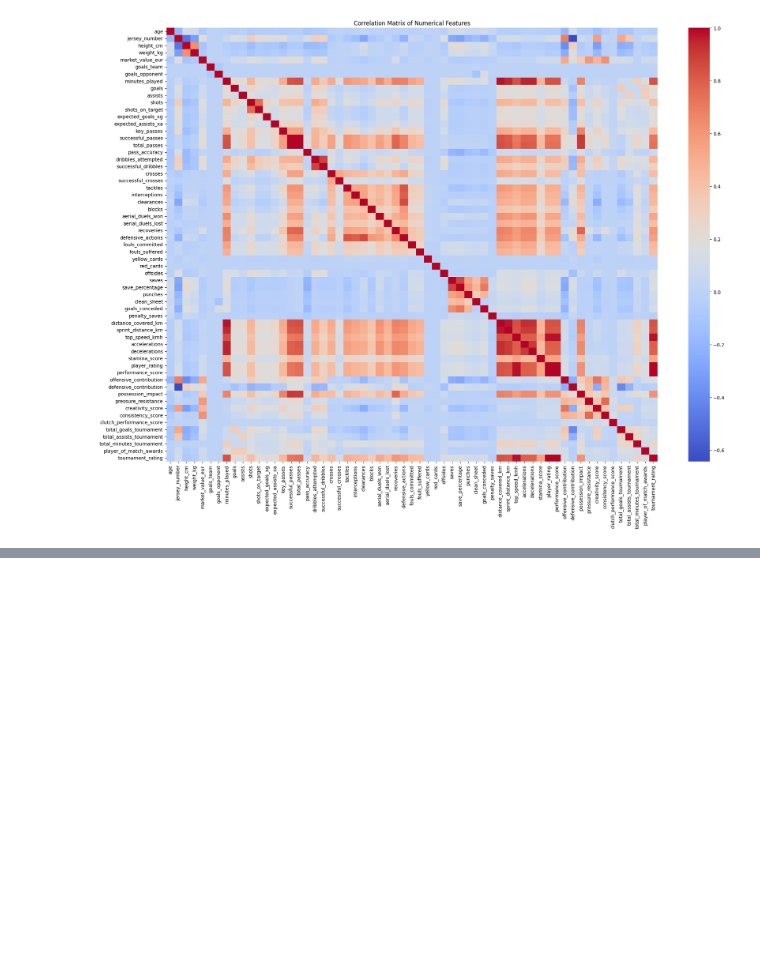
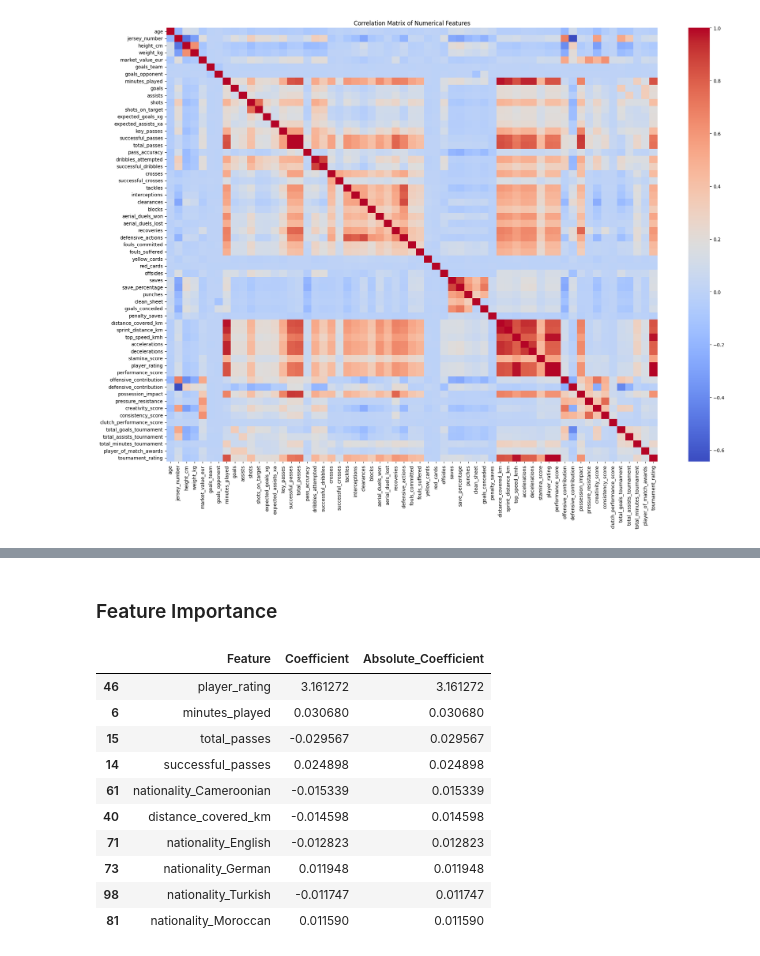
Before and after one commit to kxrrym03/FIFA-2026-Player-Performance, a Jupyter notebook: FIFA_2026_Player_Performance.ipynb, the cells around one changed output, grey strips where cells are left out. Drawn from its saved outputs; the diff is of its cells as text; code cells hidden in the pictures; blank space fills up the shorter version.

```diff
--- a/FIFA_2026_Player_Performance.ipynb
+++ b/FIFA_2026_Player_Performance.ipynb
@@ -214,0 +311,24 @@ plt.show()
+# %% [markdown]
+### Feature Importance
+# %%
+feature_importance = pd.DataFrame({
+    'Feature': X_train.columns,
+    'Coefficient': linear_model.coef_
+})
+
+feature_importance['Absolute_Coefficient'] = np.abs(feature_importance['Coefficient'])
+feature_importance = feature_importance.sort_values(by='Absolute_Coefficient', ascending=False)
+
+display(feature_importance.head(10))
+# %% [output]
+|  | Feature | Coefficient | Absolute_Coefficient |
+| 46 | player_rating | 3.161272 | 3.161272 |
+| 6 | minutes_played | 0.030680 | 0.030680 |
+| 15 | total_passes | -0.029567 | 0.029567 |
+| 14 | successful_passes | 0.024898 | 0.024898 |
+| 61 | nationality_Cameroonian | -0.015339 | 0.015339 |
+| 40 | distance_covered_km | -0.014598 | 0.014598 |
+| 71 | nationality_English | -0.012823 | 0.012823 |
+| 73 | nationality_German | 0.011948 | 0.011948 |
+| 98 | nationality_Turkish | -0.011747 | 0.011747 |
+| 81 | nationality_Moroccan | 0.011590 | 0.011590 |
```
Also changed, not shown: parts of 10 cells of this notebook.
